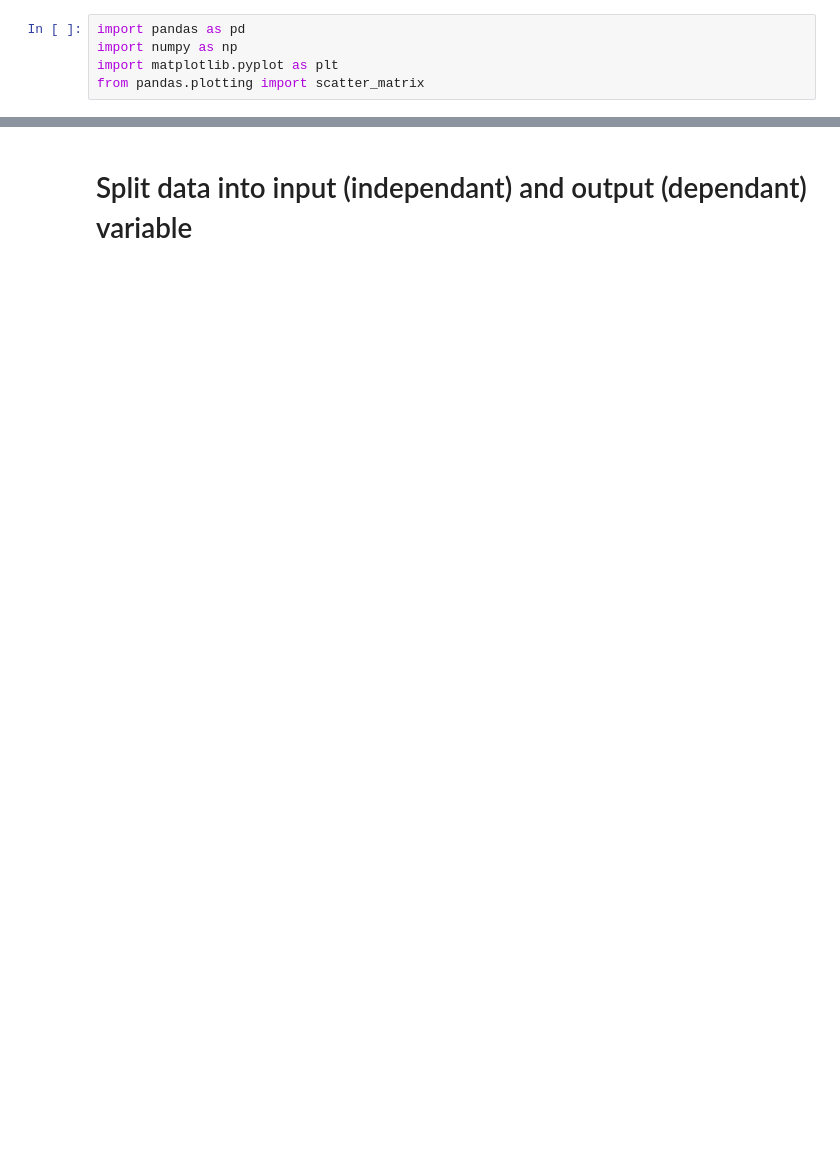
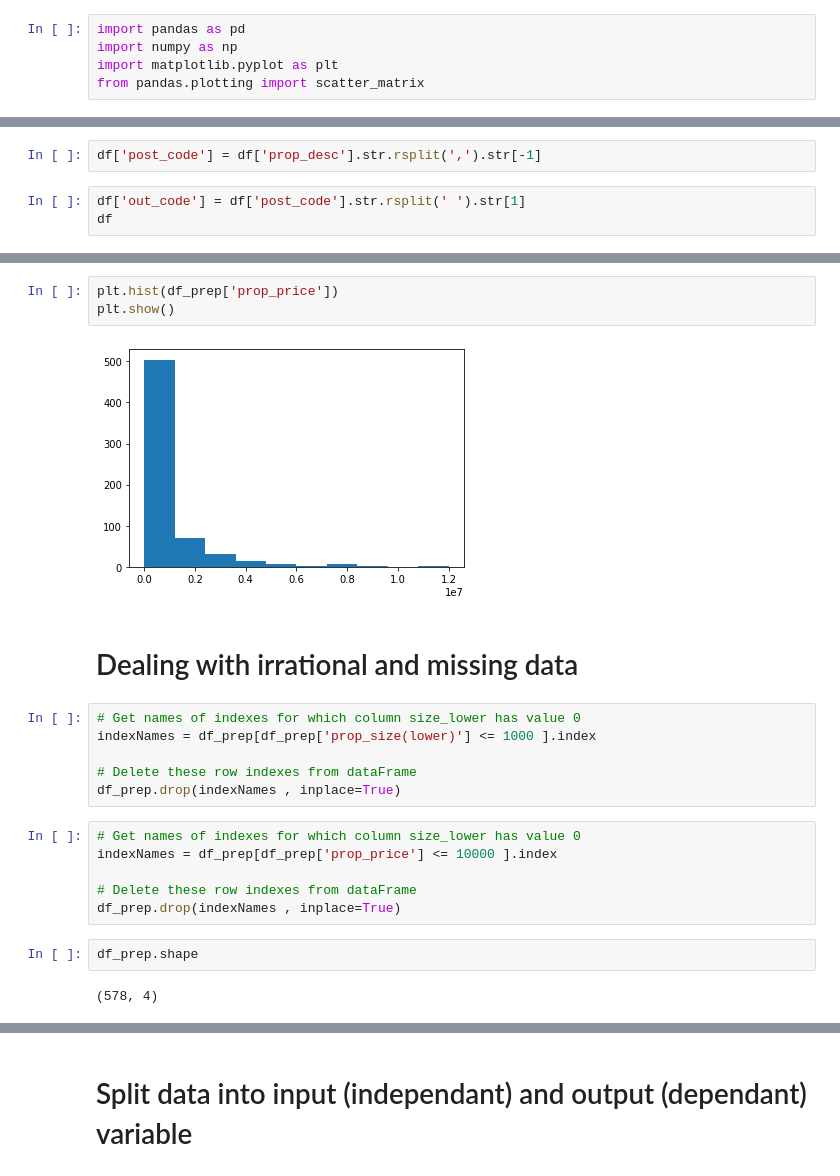
Before and after one commit to iasad1/search-scraper, a Jupyter notebook: predictor.ipynb, the cells around one changed output, grey strips where cells are left out. Drawn from its saved outputs; the diff is of its cells as text; blank space fills up the shorter version.

```diff
--- a/predictor.ipynb
+++ b/predictor.ipynb
@@ -40,0 +71,5 @@ df
+# %%
+df['post_code'] = df['prop_desc'].str.rsplit(',').str[-1]
+# %%
+df['out_code'] = df['post_code'].str.rsplit(' ').str[1]
+df
@@ -40,0 +145,23 @@ df
+# %%
+plt.hist(df_prep['prop_price'])
+plt.show()
+# %% [output]
+[figure, added]
+# %% [markdown]
+# Dealing with irrational and missing data
+# %%
+# Get names of indexes for which column size_lower has value 0
+indexNames = df_prep[df_prep['prop_size(lower)'] <= 1000 ].index
+
+# Delete these row indexes from dataFrame
+df_prep.drop(indexNames , inplace=True)
+# %%
+# Get names of indexes for which column size_lower has value 0
+indexNames = df_prep[df_prep['prop_price'] <= 10000 ].index
+
+# Delete these row indexes from dataFrame
+df_prep.drop(indexNames , inplace=True)
+# %%
+df_prep.shape
+# %% [output]
+(578, 4)
```
Also changed, not shown: parts of 35 cells of this notebook, 15 other files.
